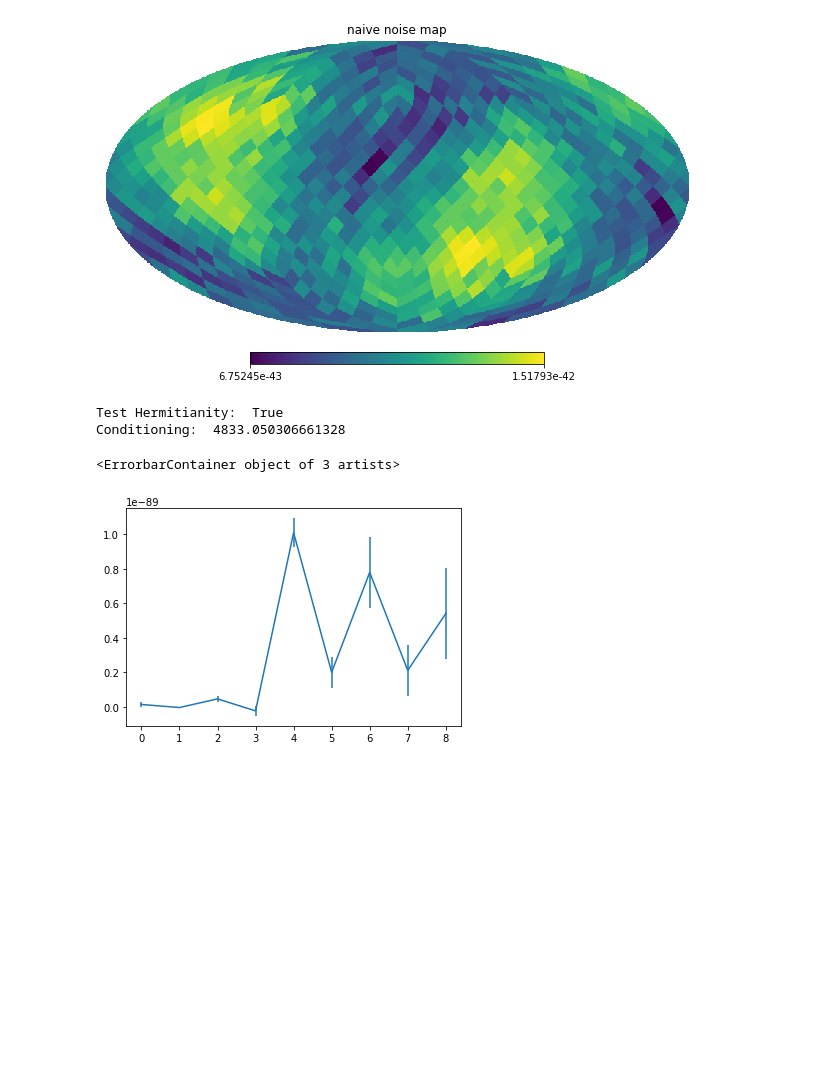
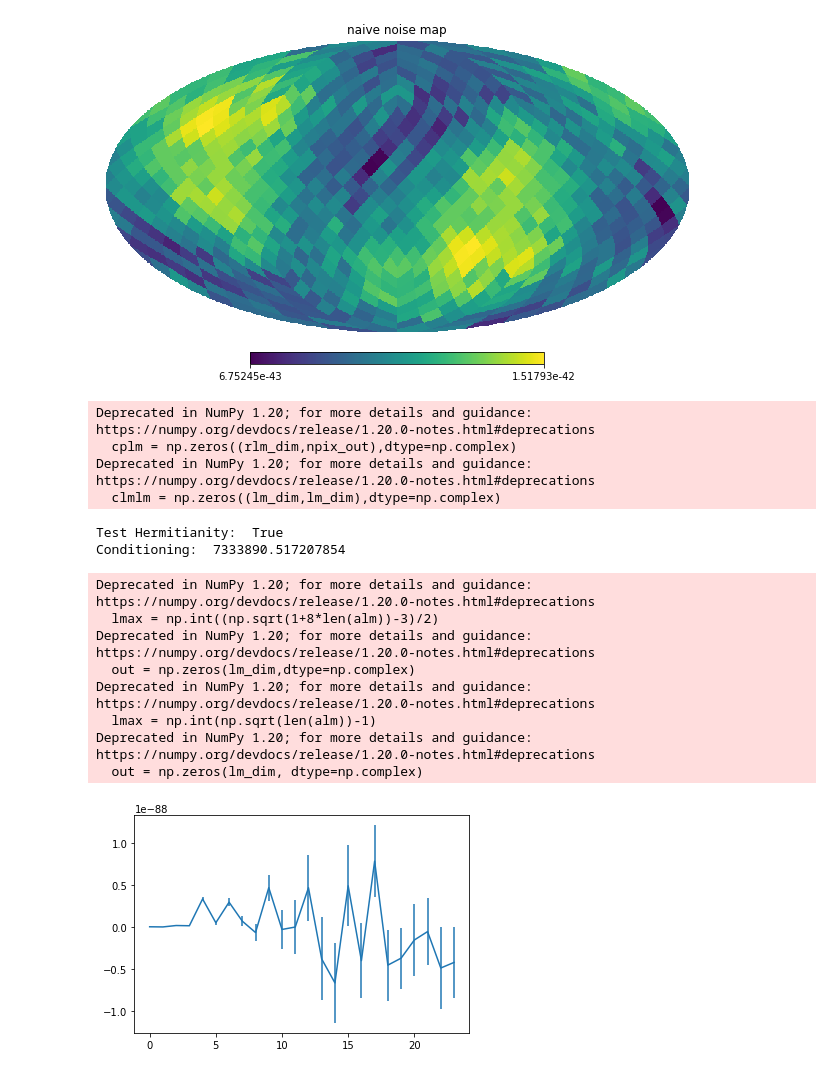
Before and after one commit to a-renzini/sky_maps_correlation, a Jupyter notebook: GWB/unpack_GWB_cells.ipynb, the cells around one changed output. Saved outputs shown, nothing was run; the diff lists cells and outputs as text; code cells hidden in the pictures; blank space fills up the shorter version.

```diff
--- a/GWB/unpack_GWB_cells.ipynb
+++ b/GWB/unpack_GWB_cells.ipynb
@@ -43,7 +43,7 @@ hp.mollview(np.sqrt(np.diag(Noise_cov)), title='naive noise map')
 # %%
 vec = Fisher_matrix @ map_estimate
 
-lmax = 8
+lmax = 23
 len_alm = hp.Alm.getsize(lmax)
 
 veclm = np.conj(hp.map2alm(vec,lmax=lmax,pol=False))
@@ -96,8 +96,12 @@ clmlm_test = np.asmatrix(clmlm)/np.amax(np.abs(clmlm))
 print("Test Hermitianity: ", np.allclose(clmlm_test,clmlm_test.H))
 print("Conditioning: ", np.linalg.cond(clmlm))
 # %% [output]
-Test Hermitianity:  True
-Conditioning:  4833.050306661328
+Deprecated in NumPy 1.20; for more details and guidance: https://numpy.org/devdocs/release/1.20.0-notes.html#deprecations
+  cplm = np.zeros((rlm_dim,npix_out),dtype=np.complex)
+Deprecated in NumPy 1.20; for more details and guidance: https://numpy.org/devdocs/release/1.20.0-notes.html#deprecations
+  clmlm = np.zeros((lm_dim,lm_dim),dtype=np.complex)
+Test Hermitianity:  True
+Conditioning:  7333890.517207854
 # %%
 def unpack_alm(alm):
     #lmaxA = np.sqrt(len(A))-1
@@ -120,32 +124,41 @@ def unpack_alm(alm):
 
 def pack_alm(alm):
     lmax = np.int(np.sqrt(len(alm))-1)
     lm_dim = (lmax+1)*(lmax+2)//2
     out = np.zeros(lm_dim, dtype=np.complex)
     for idx in range(lm_dim):
         l,m = hp.Alm.getlm(lmax,idx)
         idx_lm = l*(l+1)+m
         out[idx] = alm[idx_lm]
     return out
 
 ninv = np.linalg.pinv(clmlm, rcond = 1.e-5)
 
 veclm_full = unpack_alm(veclm)
 alm = np.dot(ninv,veclm_full)/len(vec)
 alm_new = pack_alm(np.array(alm)[0])
 clm_new = pack_alm(np.sqrt(np.real(np.diag(ninv))))/len(vec)
 
 nl = hp.alm2cl(clm_new)
 
 #de-bias the cl esimate
 cl = hp.alm2cl(alm_new) - nl
 
 ell = np.arange(len(cl))
 sig_cl = np.sqrt(2./(2.*ell+1.))*nl
 upp_lim_cl = cl+2.*sig_cl
 upp_lim_Dell = upp_lim_cl*ell*(ell+1)/(2.*np.pi)
 
 plt.errorbar(ell,cl,yerr = sig_cl)
+
+np.savez('../comp_2.npz',ells=ell,cell_ww=cl,cell_ww_std=sig_cl)
 # %% [output]
-<ErrorbarContainer object of 3 artists>
+Deprecated in NumPy 1.20; for more details and guidance: https://numpy.org/devdocs/release/1.20.0-notes.html#deprecations
+  lmax = np.int((np.sqrt(1+8*len(alm))-3)/2)
+Deprecated in NumPy 1.20; for more details and guidance: https://numpy.org/devdocs/release/1.20.0-notes.html#deprecations
+  out = np.zeros(lm_dim,dtype=np.complex)
+Deprecated in NumPy 1.20; for more details and guidance: https://numpy.org/devdocs/release/1.20.0-notes.html#deprecations
+  lmax = np.int(np.sqrt(len(alm))-1)
+Deprecated in NumPy 1.20; for more details and guidance: https://numpy.org/devdocs/release/1.20.0-notes.html#deprecations
+  out = np.zeros(lm_dim, dtype=np.complex)
-[figure, old version]
+[figure, new version]
```
Also changed, not shown: parts of 1 cell of this notebook, 5 other files.
